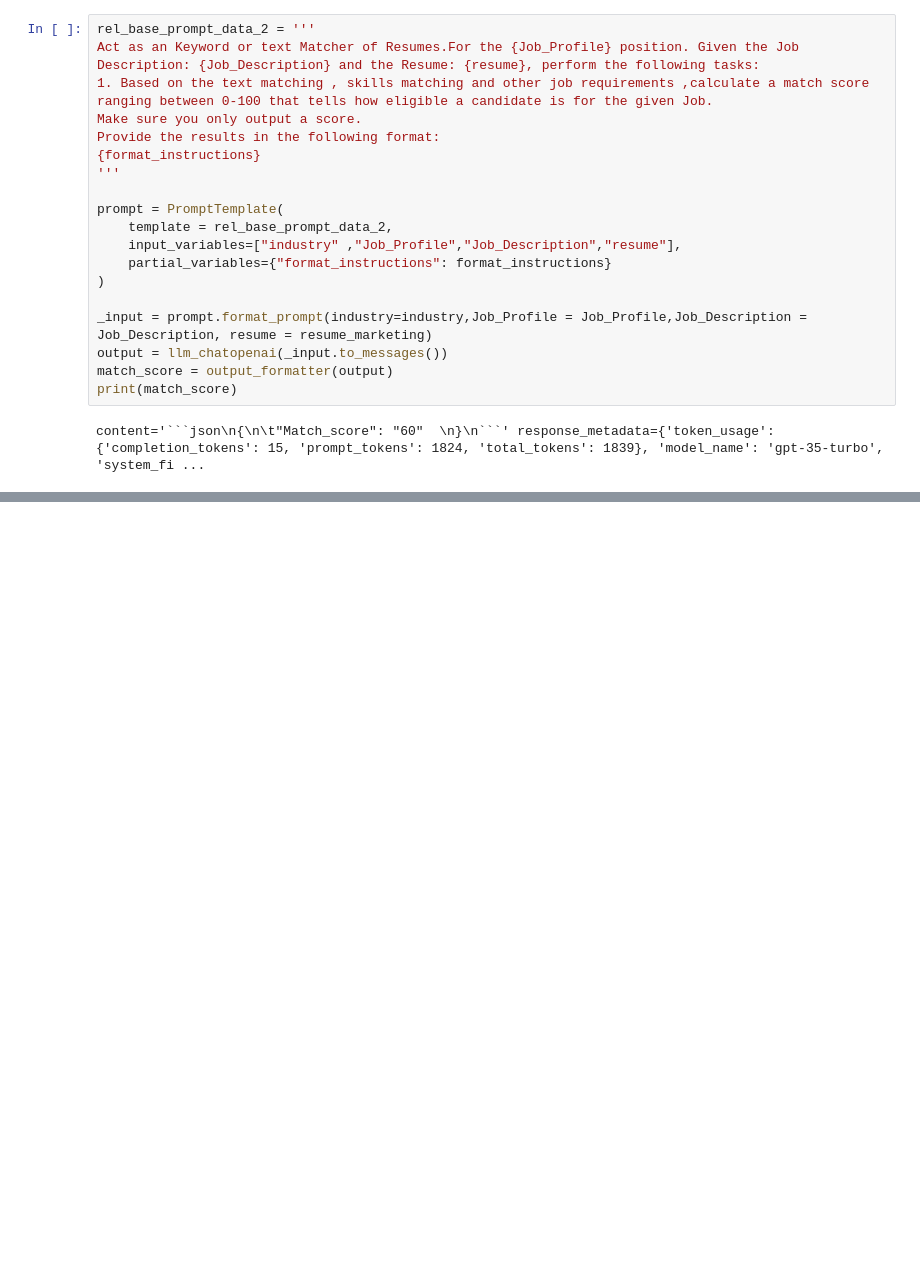
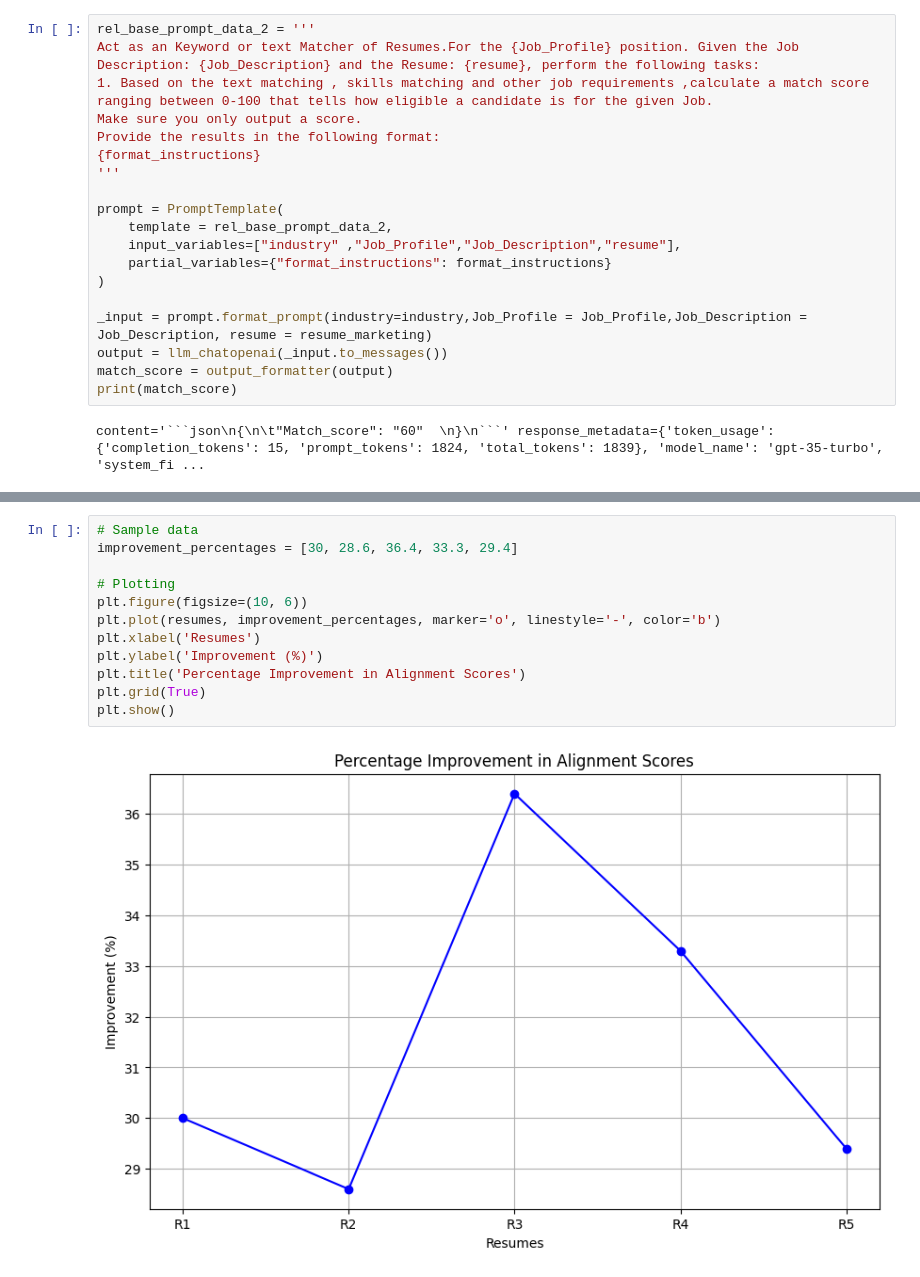
Before and after one commit to aviralwalia08/ResumeOptimizer, a Jupyter notebook: notebooks/Get_Top20Keywords.ipynb, the cells around one changed output, grey strips where cells are left out. Drawn from its saved outputs; the diff is of its cells as text; blank space fills up the shorter version.

```diff
--- a/notebooks/Get_Top20Keywords.ipynb
+++ b/notebooks/Get_Top20Keywords.ipynb
@@ -445,0 +486,14 @@ ModuleNotFoundError: No module named 'matplotlib'
+# %%
+# Sample data
+improvement_percentages = [30, 28.6, 36.4, 33.3, 29.4]
+
+# Plotting
+plt.figure(figsize=(10, 6))
+plt.plot(resumes, improvement_percentages, marker='o', linestyle='-', color='b')
+plt.xlabel('Resumes')
+plt.ylabel('Improvement (%)')
+plt.title('Percentage Improvement in Alignment Scores')
+plt.grid(True)
+plt.show()
+# %% [output]
+[figure, added]
```
Also changed, not shown: parts of 8 cells of this notebook, 2 other files.
